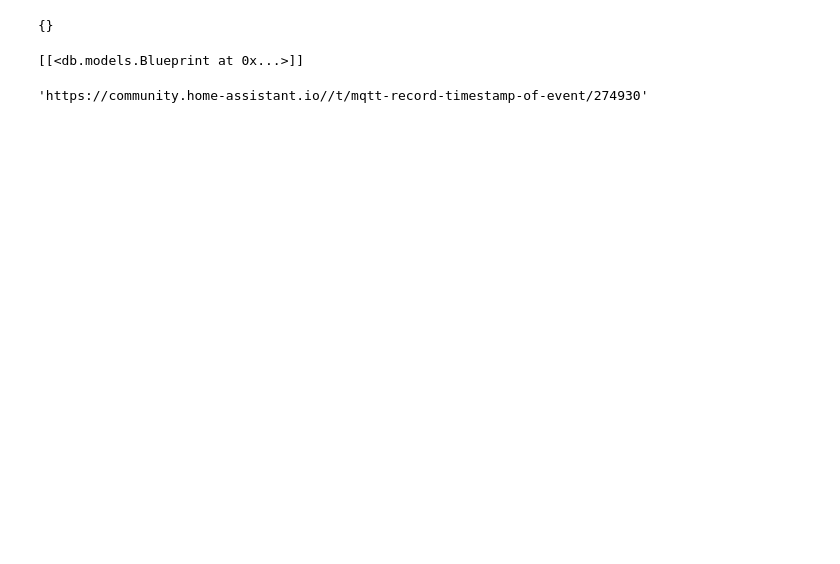
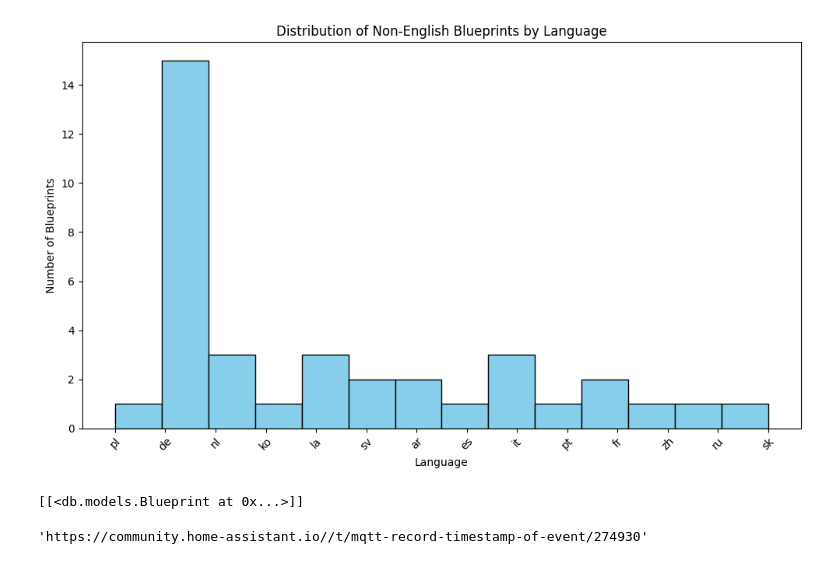
Before and after one commit to 598975/BP-classification, a Jupyter notebook: 251029-topics-posts-exploration.ipynb, the cells around one changed output. Cells and saved outputs as stored; diff of their text form; code cells hidden in the pictures; blank space fills up the shorter version.

```diff
--- a/251029-topics-posts-exploration.ipynb
+++ b/251029-topics-posts-exploration.ipynb
@@ -24,14 +24,21 @@ blueprints = db.get_all_blueprints()
 # %%
 
 non_english = {}
 for bp in tqdm.tqdm(blueprints, desc="Processing Blueprints"):
     lang = identify_language(bp)
     if lang != 'en':
         non_english[bp] = lang
 
-non_english
+plt.figure(figsize=(10, 6))
+plt.hist(non_english.values(), bins=len(set(non_english.values())), color='skyblue', edgecolor='black')
+plt.title('Distribution of Non-English Blueprints by Language')
+plt.xlabel('Language')
+plt.ylabel('Number of Blueprints')
+plt.xticks(rotation=45)
+plt.tight_layout()
+plt.show()
 # %% [output]
-{}
+[figure, added]
 # %%
 for bp in non_english:
     blueprints.remove(bp)
```
Also changed, not shown: parts of 7 cells of this notebook, 1 other file.
